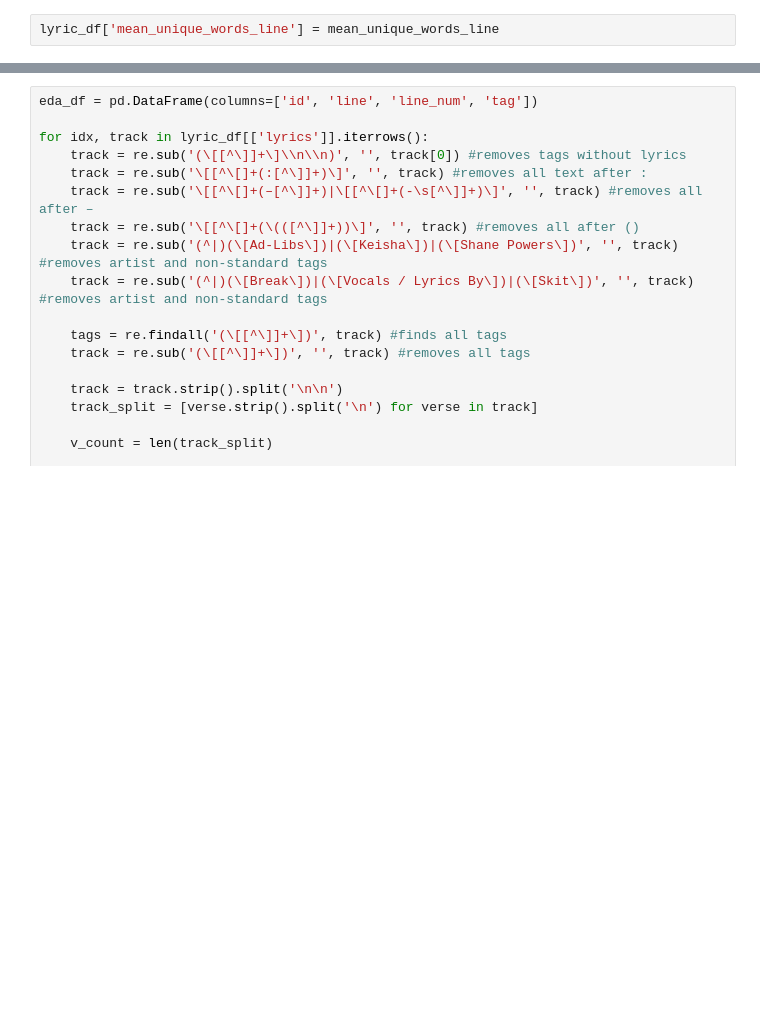
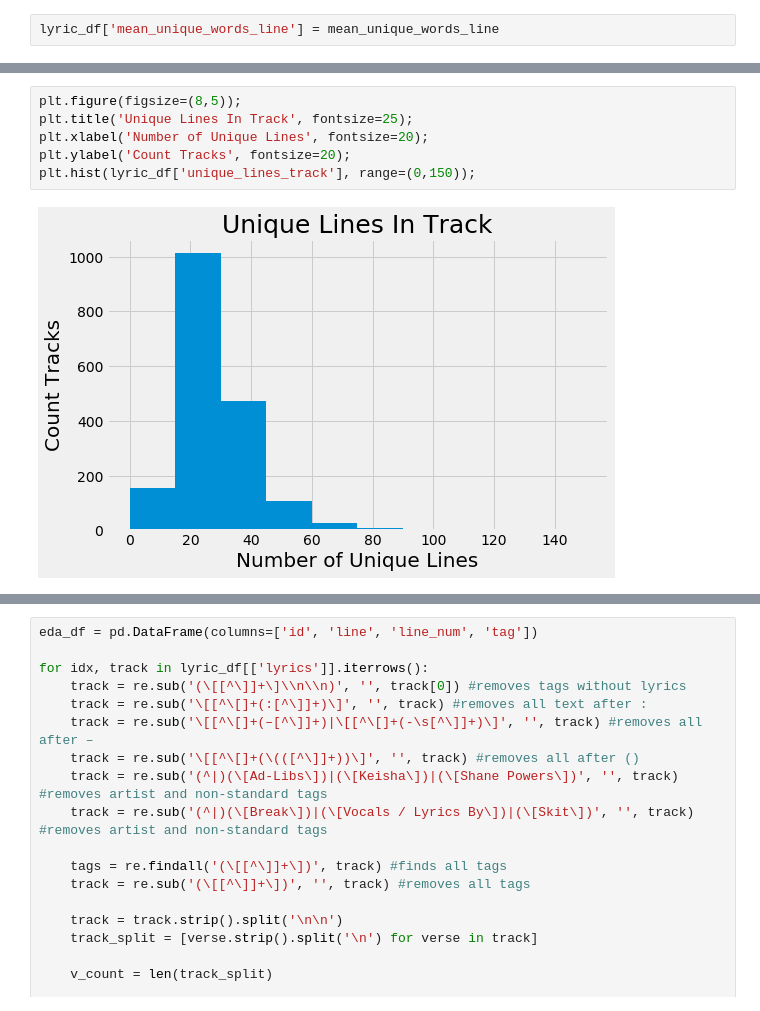
Before and after one commit to csinatra/crooner, a Jupyter notebook: notebooks/02_eda.ipynb, the cells around one changed output, grey strips where cells are left out. Saved outputs shown, nothing was run; the diff lists cells and outputs as text; blank space fills up the shorter version.

```diff
--- a/notebooks/02_eda.ipynb
+++ b/notebooks/02_eda.ipynb
@@ -293,0 +277,8 @@ plt.hist(len_words_track);
+# %%
+plt.figure(figsize=(8,5));
+plt.title('Unique Lines In Track', fontsize=25);
+plt.xlabel('Number of Unique Lines', fontsize=20);
+plt.ylabel('Count Tracks', fontsize=20);
+plt.hist(lyric_df['unique_lines_track'], range=(0,150));
+# %% [output]
+[figure, added]
```
Also changed, not shown: parts of 43 cells of this notebook, 4 other files.
